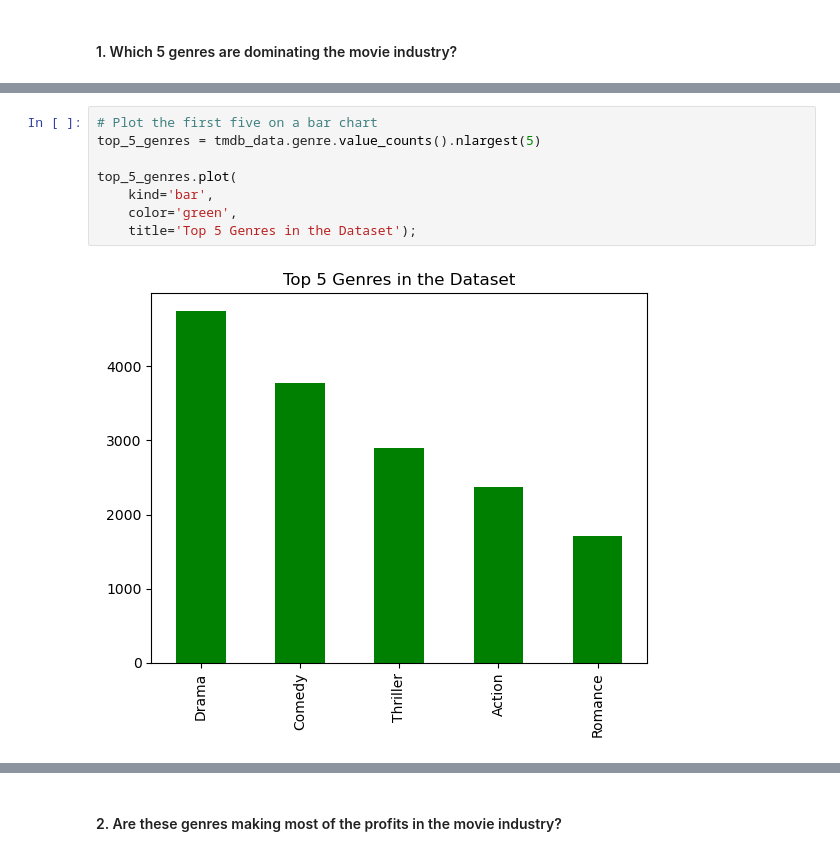
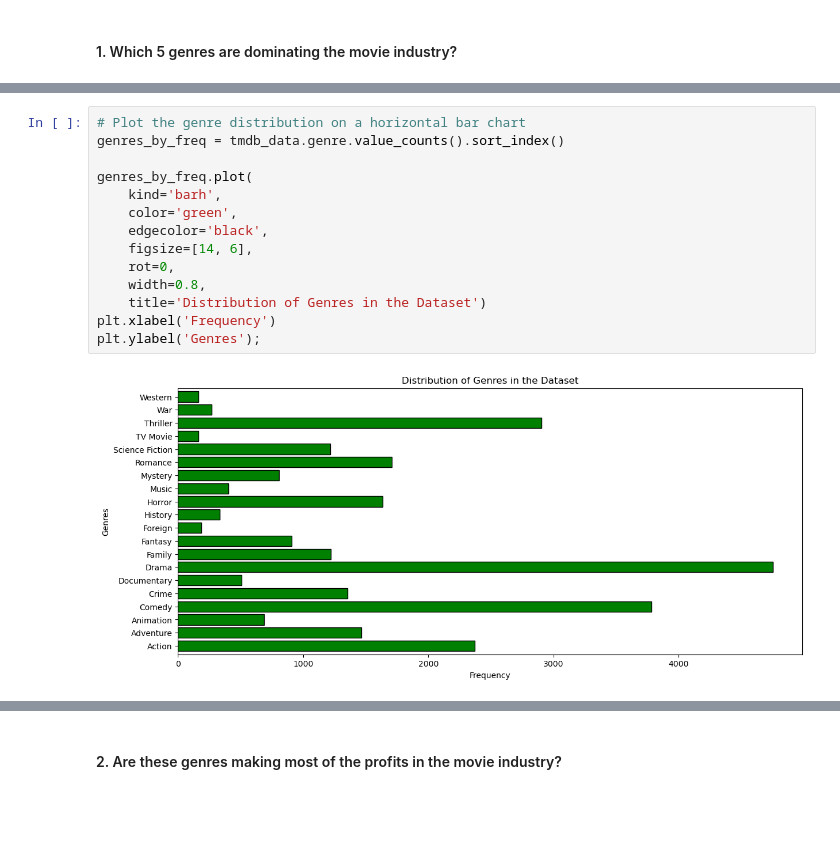
Before and after one commit to faroukkbello/Investigate-a-Dataset, a Jupyter notebook: Investigate_a_Dataset.ipynb, the cells around one changed output, grey strips where cells are left out. Saved outputs shown, nothing was run; the diff lists cells and outputs as text; blank space fills up the shorter version.

```diff
--- a/Investigate_a_Dataset.ipynb
+++ b/Investigate_a_Dataset.ipynb
@@ -368,13 +368,19 @@ Western             164
 TV Movie            162
 Name: genre, dtype: int64
 # %%
-# Plot the first five on a bar chart
-top_5_genres = tmdb_data.genre.value_counts().nlargest(5)
+# Plot the genre distribution on a horizontal bar chart
+genres_by_freq = tmdb_data.genre.value_counts().sort_index()
 
-top_5_genres.plot(
-    kind='bar',
+genres_by_freq.plot(
+    kind='barh',
     color='green',
-    title='Top 5 Genres in the Dataset');
+    edgecolor='black',
+    figsize=[14, 6],
+    rot=0,
+    width=0.8,
+    title='Distribution of Genres in the Dataset')
+plt.xlabel('Frequency')
+plt.ylabel('Genres');
 # %% [output]
-[figure, old version]
+[figure, new version]
 # %%
```
Also changed, not shown: parts of 5 cells of this notebook, 1 other file.
